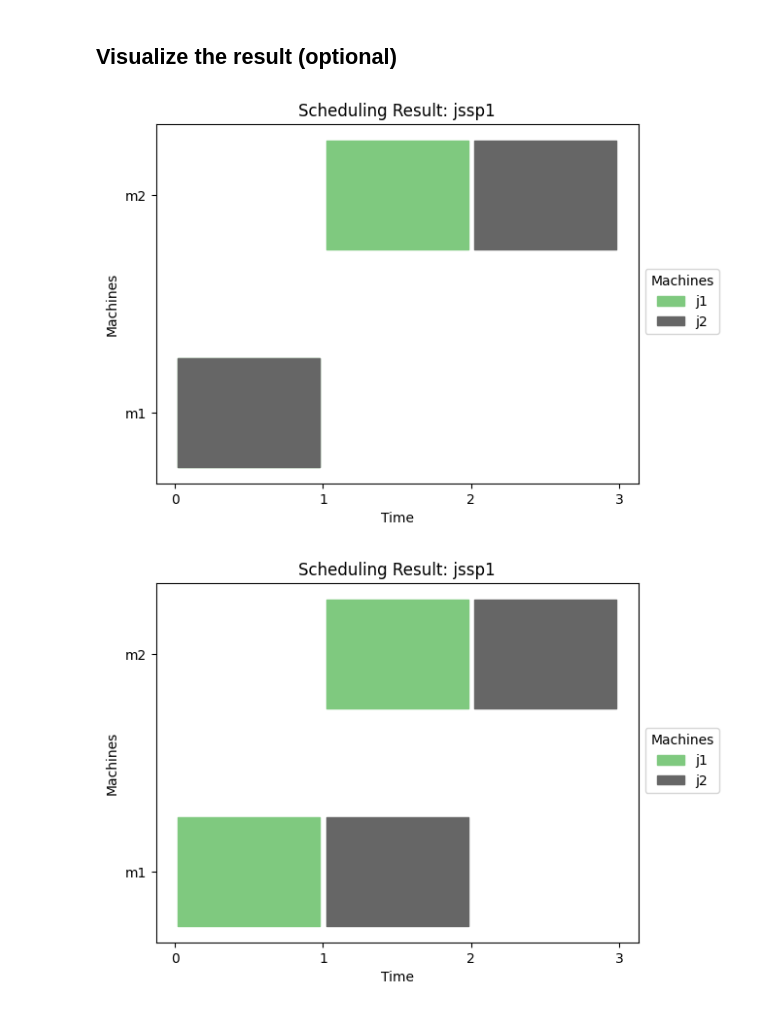
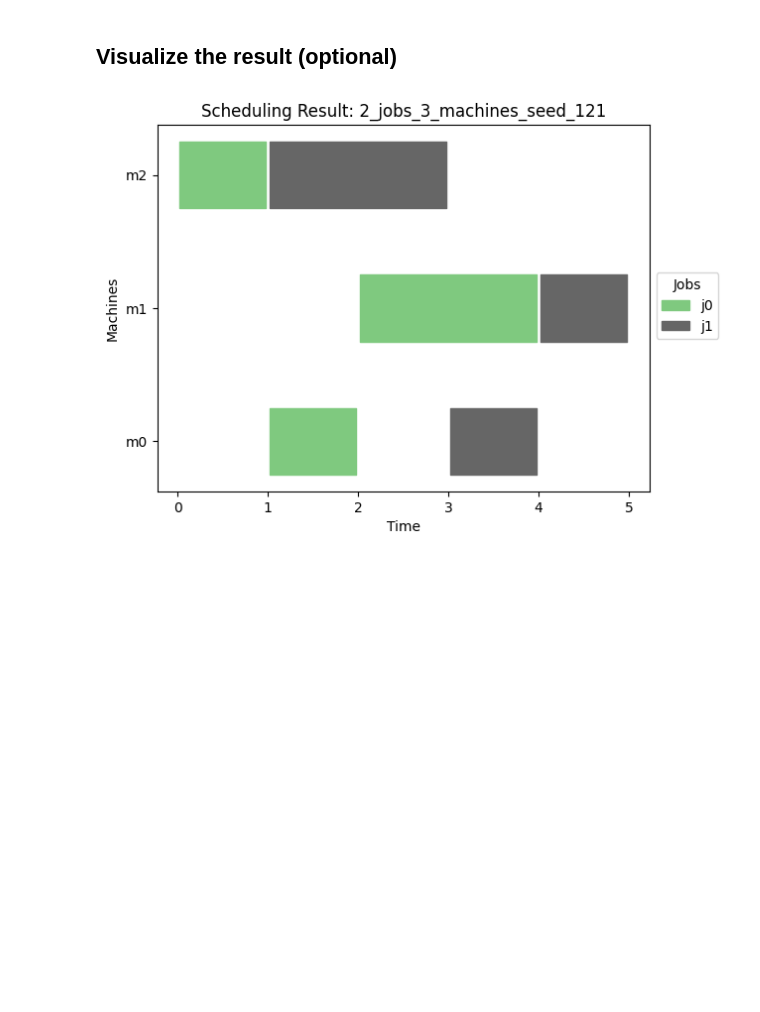
Before and after one commit to DLR-RB/QUEASARS, a Jupyter notebook: examples/using_the_ibm_runtime.ipynb, the cells around one changed output. Saved outputs shown, nothing was run; the diff lists cells and outputs as text; code cells hidden in the pictures; blank space fills up the shorter version.

```diff
--- a/examples/using_the_ibm_runtime.ipynb
+++ b/examples/using_the_ibm_runtime.ipynb
@@ -10,16 +10,16 @@ sys.path.append(str(main_directory))
 # %%
 from queasars.job_shop_scheduling.problem_instances import Machine, Operation, Job, JobShopSchedulingProblemInstance
 
-machines = (Machine(name="m1"), Machine(name="m2"))
+machines = (Machine(name="m0"), Machine(name="m1"), Machine("m2"))
 
-j1op1 = Operation(name="j1op1", machine=machines[0], processing_duration=1)
-j1op2 = Operation(name="j1op2", machine=machines[1], processing_duration=1)
-job1 = Job(name="j1", operations=(j1op1, j1op2))
+j0op1 = Operation(name="j0op0", machine=machines[2], processing_duration=1, job_name="j0")
+j0op2 = Operation(name="j0op1", machine=machines[0], processing_duration=1, job_name="j0")
+j0op3 = Operation(name="j0op2", machine=machines[1], processing_duration=2, job_name="j0")
+job0 = Job(name="j0", operations=(j0op1, j0op2, j0op3))
 
-j2op1 = Operation(name="j2op1", machine=machines[0], processing_duration=1)
-j2op2 = Operation(name="j2op2", machine=machines[1], processing_duration=1)
-job2 = Job(name="j2", operations=(j2op1, j2op2))
+j1op1 = Operation(name="j1op1", machine=machines[2], processing_duration=2, job_name="j1")
+j1op2 = Operation(name="j1op2", machine=machines[0], processing_duration=1, job_name="j1")
+j1op3 = Operation(name="j1op3", machine=machines[1], processing_duration=1, job_name="j1")
+job1 = Job(name="j1", operations=(j1op1, j1op2, j1op3))
 
-jssp_instance = JobShopSchedulingProblemInstance(name="jssp1", machines=machines, jobs=(job1, job2))
-
-print(jssp_instance)
+jssp_instance = JobShopSchedulingProblemInstance(name="2_jobs_3_machines_seed_121", machines=machines, jobs=(job0, job1))
@@ -49,7 +36,7 @@ plot_jssp_problem_instance_gantt(problem_instance=jssp_instance)
 # %%
 from queasars.job_shop_scheduling.domain_wall_hamiltonian_encoder import JSSPDomainWallHamiltonianEncoder
 
-encoder = JSSPDomainWallHamiltonianEncoder(jssp_instance=jssp_instance, time_limit=3, penalty=100)
+encoder = JSSPDomainWallHamiltonianEncoder(jssp_instance=jssp_instance, makespan_limit=6)
 
 print("needed qubits: ", encoder.n_qubits)
 
@@ -234,8 +244,8 @@ jssp1 solution with makespan 3
 # %%
 from queasars.job_shop_scheduling.visualization import plot_jssp_problem_solution_gantt
 
 for solution in solutions:
-    plot = plot_jssp_problem_solution_gantt(result=solution)
+    if solution.is_valid:
+        plot = plot_jssp_problem_solution_gantt(result=solution)
 # %% [output]
-[figure, old version]
+[figure, new version]
-[figure, removed]
```
Also changed, not shown: parts of 6 cells of this notebook.
